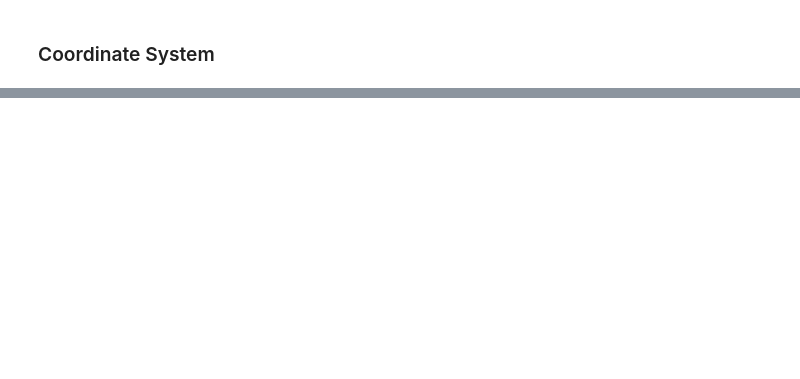
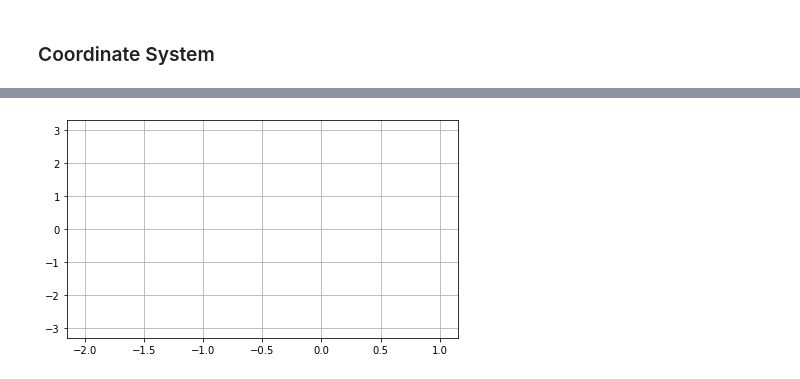
Before and after one commit to alexschillingfhnw/gdv, a Jupyter notebook: LO4.ipynb, the cells around one changed output, grey strips where cells are left out. Cells and saved outputs as stored; diff of their text form; code cells hidden in the pictures; blank space fills up the shorter version.

```diff
--- a/LO4.ipynb
+++ b/LO4.ipynb
@@ -108,0 +188,12 @@ plt.show(g)
+# %%
+# Plot random dots
+x = [0,1,-1,-2]
+y = [0,3,1,-3]
+
+plt.figure(figsize=(7,4))
+
+plt.scatter(x,y, color="white")
+plt.grid()
+plt.show()
+# %% [output]
+[figure, added]
```
Also changed, not shown: parts of 8 cells of this notebook, 1 other file.
